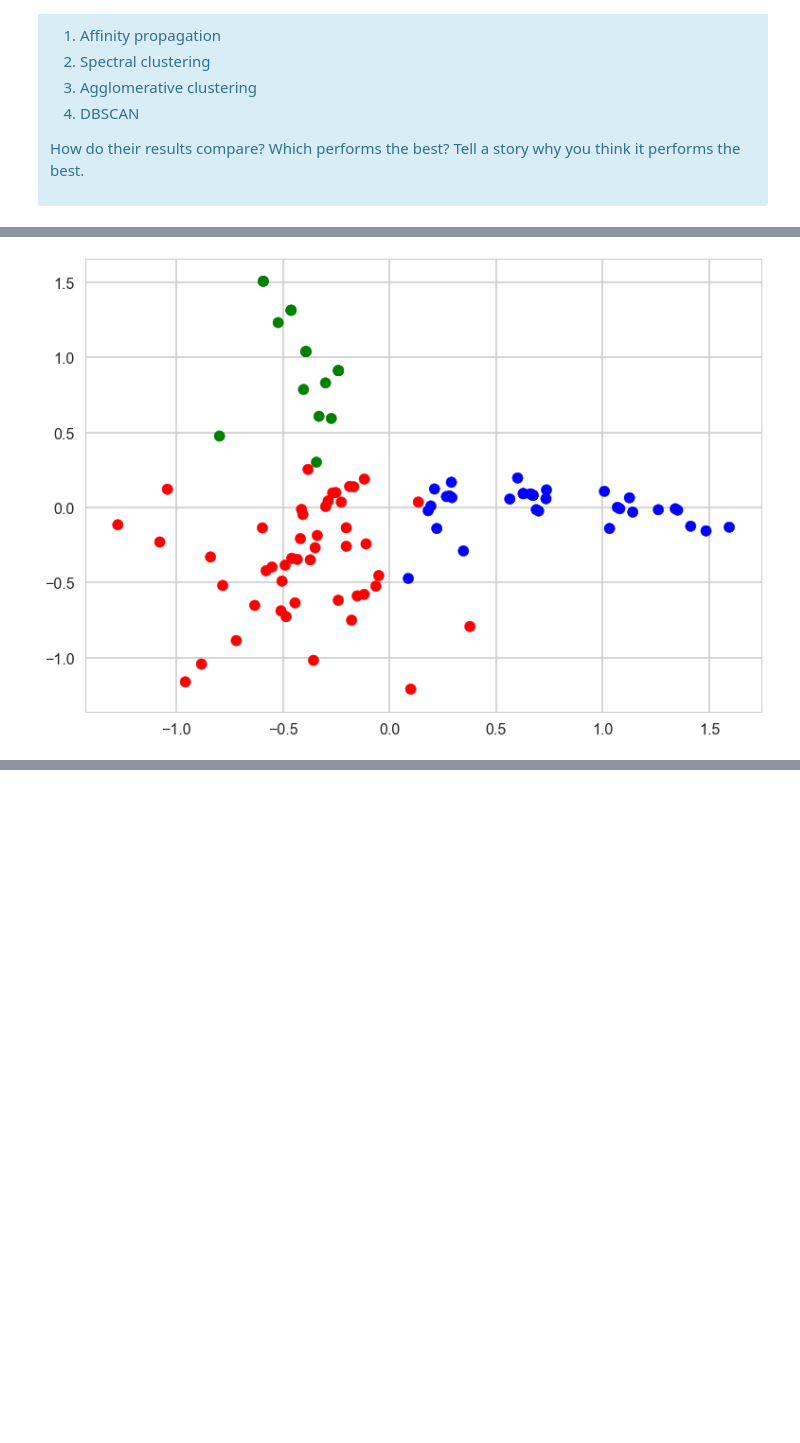
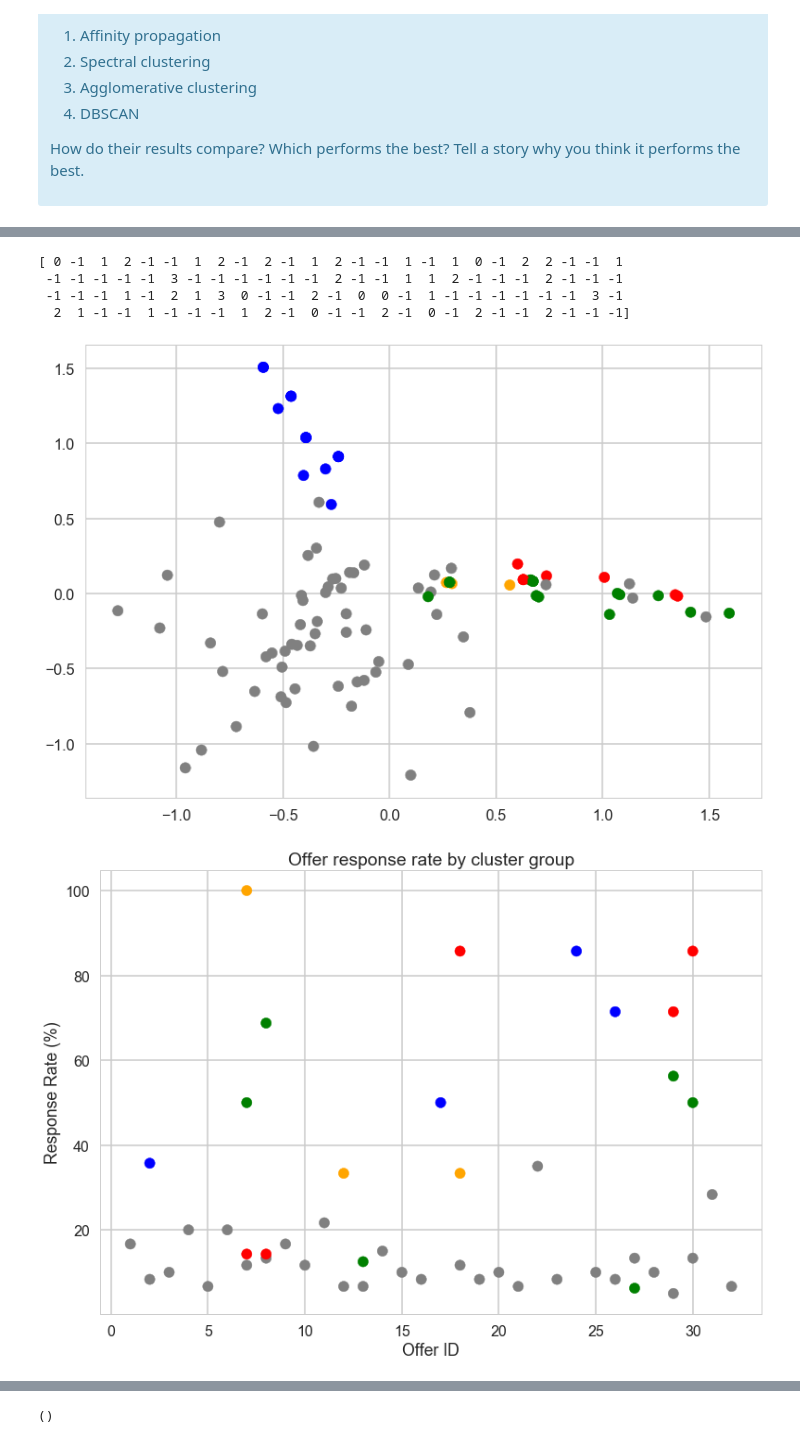
Before and after one commit to dkyip/DSI, a Jupyter notebook: Mini_Project_Clustering.ipynb, the cells around one changed output, grey strips where cells are left out. Drawn from its saved outputs; the diff is of its cells as text; code cells hidden in the pictures; blank space fills up the shorter version.

```diff
--- a/Mini_Project_Clustering.ipynb
+++ b/Mini_Project_Clustering.ipynb
@@ -446,0 +459,6 @@ plt.show()
+# %%
+# create a summarized count of each clustered group
+df_analysis_sum = createDFanalysisSum(df_cluster)
+
+# plot offer response rate by cluster
+plotClusterByOffer()
@@ -447,7 +467,9 @@ plt.show()
 # %%
-df_high_pct = df_analysis_sum[df_analysis_sum['pct']>10]
-
-for i in range(3):
-    print("Cluster", i, "High Response Offers")
-    print(df_high_pct[df_high_pct['cluster_id']==i][['offer_id','pct','campaign','varietal','origin','past_peak']].sort_values('pct',ascending=False))
-    print("")
+def printCluster(n_clusters):
+    df_high_pct = df_analysis_sum[df_analysis_sum['pct']>10]
+    for i in range(n_clusters):
+        cluster_size = np.mean(df_high_pct[df_high_pct['cluster_id']==i]['cluster_count'])
+        print("Cluster", i, "High Response Offers (cluster size", cluster_size, ")")
+        print(df_high_pct[df_high_pct['cluster_id']==i][['offer_id','pct','campaign','varietal','origin','past_peak']].sort_values('pct',ascending=False))
+        print("")
+    return()
@@ -654,14 +817,34 @@ plt.show()
 # %%
-# Agglomerative clustering
-from sklearn.cluster import AgglomerativeClustering
+# DBSCAN
+from sklearn.cluster import DBSCAN
 
-agl = AgglomerativeClustering(n_clusters=3)
-agl.fit(x_cols)
+dbs = DBSCAN(eps=1, min_samples=5)
+dbs.fit(x_cols)
 
-labels = agl.labels_
+labels = dbs.labels_
+print(labels)
 
-colors_agl = [color_map[label] for label in labels]
-plt.scatter(df_cluster['x'],df_cluster['y'],c=colors_agl)
+#print(silhouette_score(x_cols,labels))
+
+#count_noise = np.mean(label)
+
+df_cluster_dbs = createDFcluster(labels)
+
+# create a summarized count of each clustered group
+df_analysis_sum = createDFanalysisSum(df_cluster_dbs)
+
+colors_dbs = [color_map[label] for label in labels]
+plt.scatter(df_cluster['x'],df_cluster['y'],c=colors_dbs)
 plt.show()
+
+# plot offer response rate by cluster
+plotClusterByOffer()
+
+printCluster(4)
 # %% [output]
+[ 0 -1  1  2 -1 -1  1  2 -1  2 -1  1  2 -1 -1  1 -1  1  0 -1  2  2 -1 -1  1
+ -1 -1 -1 -1 -1  3 -1 -1 -1 -1 -1 -1  2 -1 -1  1  1  2 -1 -1 -1  2 -1 -1 -1
+ -1 -1 -1  1 -1  2  1  3  0 -1 -1  2 -1  0  0 -1  1 -1 -1 -1 -1 -1 -1  3 -1
+  2  1 -1 -1  1 -1 -1 -1  1  2 -1  0 -1 -1  2 -1  0 -1  2 -1 -1  2 -1 -1 -1]
-[figure, old version]
+[figure, new version]
+[figure, added]
@@ -667,0 +868 @@ plt.show()
+()
```
Also changed, not shown: parts of 12 cells of this notebook.
